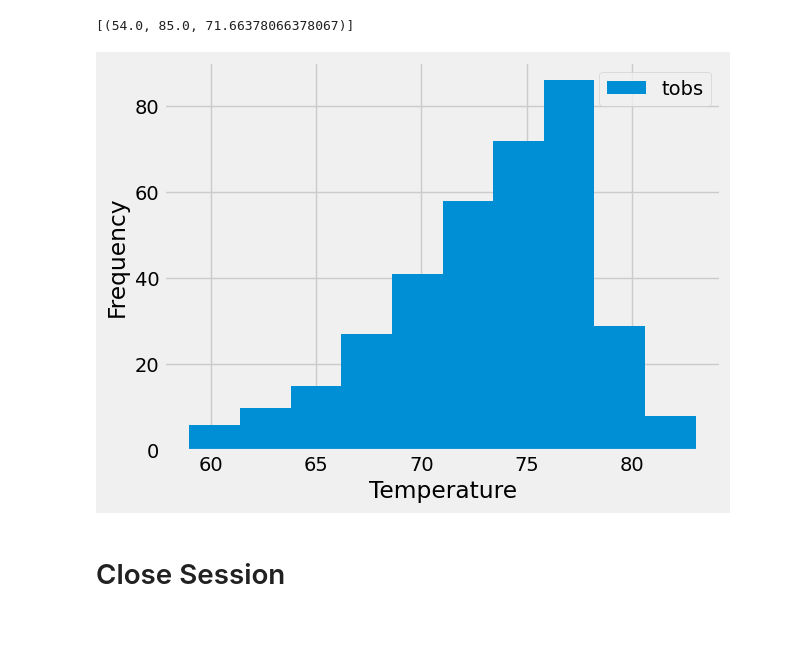
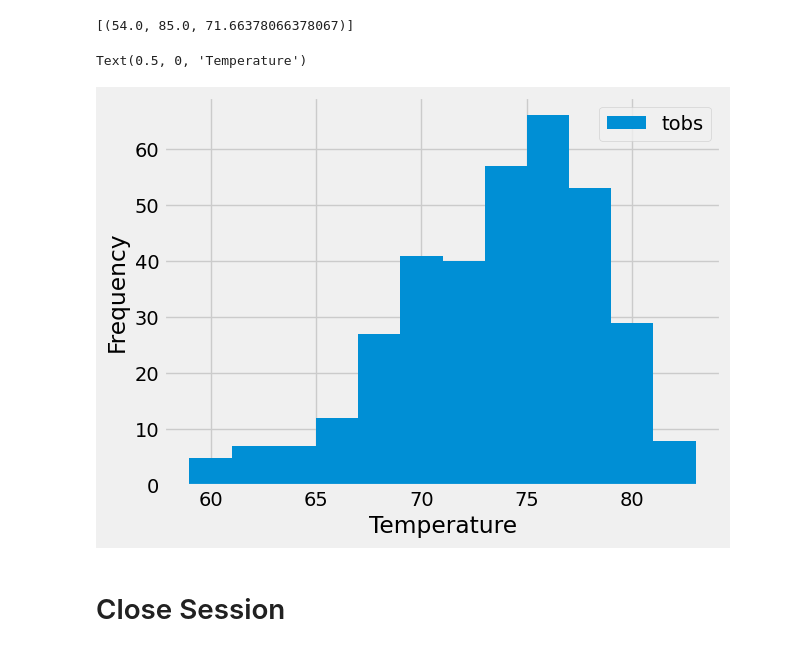
Before and after one commit to Addieryn/sqlalchemy-challenge, a Jupyter notebook: SurfsUp/climate_starter.ipynb, the cells around one changed output. Cells and saved outputs as stored; diff of their text form; code cells hidden in the pictures.

```diff
--- a/SurfsUp/climate_starter.ipynb
+++ b/SurfsUp/climate_starter.ipynb
@@ -108,19 +108,17 @@ session.query(func.min(meas.tobs), func.max(meas.tobs), func.avg(meas.tobs)).fil
 # %%
 # Using the most active station id
 # Query the last 12 months of temperature observation data for this station and plot the results as a histogram
 last_year_act = session.query(meas.date, meas.tobs).filter(meas.date >= last_date).filter(meas.station == 'USC00519281').all()
-tobs_df = pd.DataFrame(last_year_act, columns=['Temperature', 'Date'])
+tobs_df = pd.DataFrame(last_year_act, columns=['Temperature', 'tobs'])
 
 tobs_df.set_index('Temperature', inplace=True)
 tobs_df = tobs_df.sort_index()
 
-plt.hist(tobs_df)
-plt.xlabel("Temperature")
-plt.ylabel("Frequency")
-plt.legend(["tobs"], loc="upper right")
-plt.show()
+tobs_df.plot.hist(bins=12)
+plt.xlabel('Temperature')
 # %% [output]
+Text(0.5, 0, 'Temperature')
-[figure, old version]
+[figure, new version]
 # %% [markdown]
 # Close Session
 # %%
```
Also changed, not shown: 1 other file.
